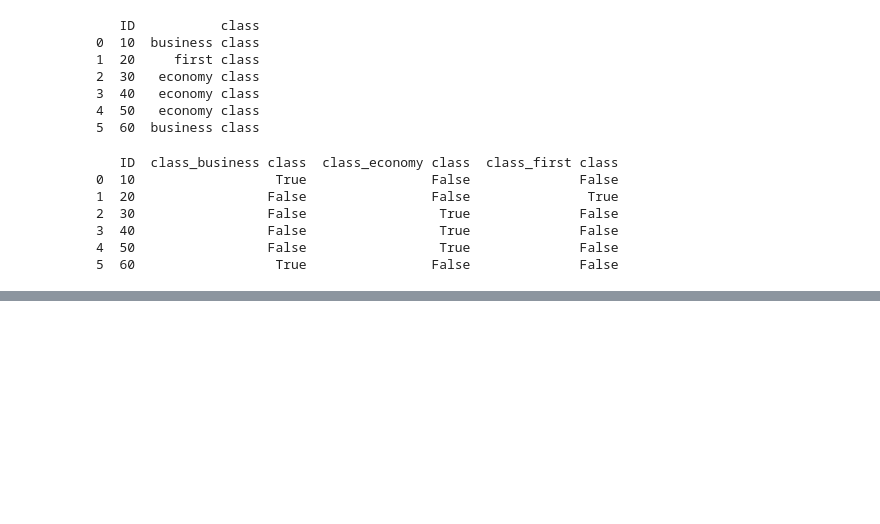
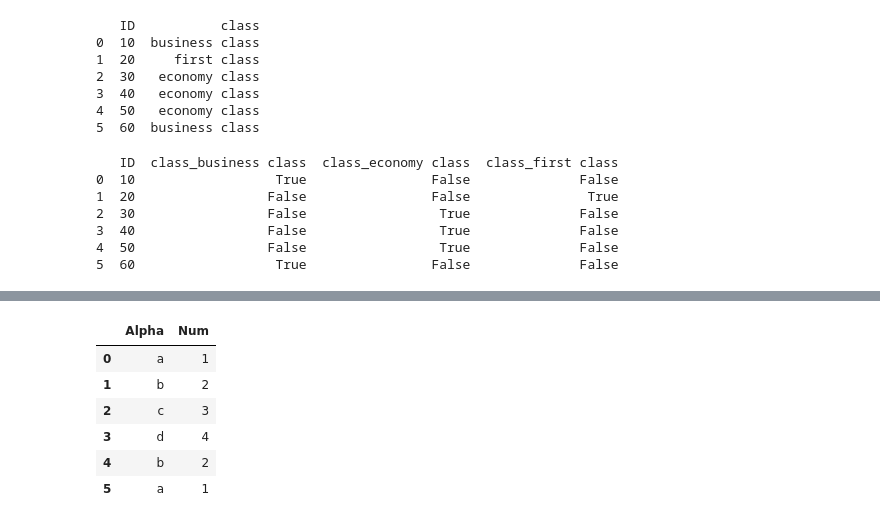
Before and after one commit to HABUDANHAYABK/ArewaDS-Machine-Learning, a Jupyter notebook: Data-Preparation/data_preparation.ipynb, the cells around one changed output, grey strips where cells are left out. Cells and saved outputs as stored; diff of their text form; code cells hidden in the pictures; blank space fills up the shorter version.

```diff
--- a/Data-Preparation/data_preparation.ipynb
+++ b/Data-Preparation/data_preparation.ipynb
@@ -494,0 +562,16 @@ print(one_hot)
+# %%
+LST =list('abcdba')
+num = [1, 2, 3, 4, 2, 1]
+alpha_no = pd.DataFrame({
+    "Alpha": LST,
+    "Num": num
+})
+alpha_no
+# %% [output]
+|  | Alpha | Num |
+| 0 | a | 1 |
+| 1 | b | 2 |
+| 2 | c | 3 |
+| 3 | d | 4 |
+| 4 | b | 2 |
+| 5 | a | 1 |
```
Also changed, not shown: parts of 11 cells of this notebook.
